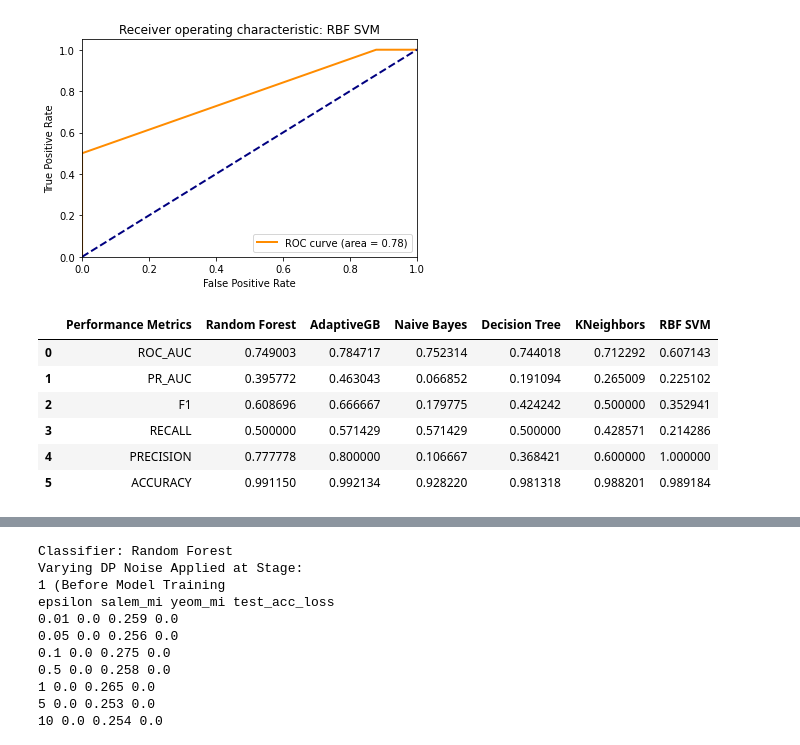
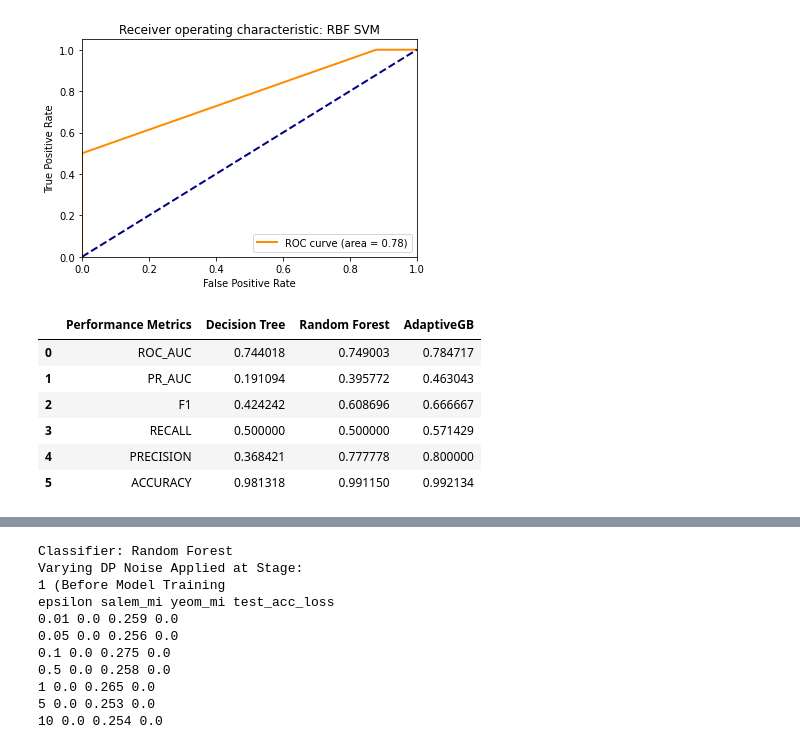
Before and after one commit to s260895/master_thesis_jads, a Jupyter notebook: au_notebook.ipynb, the cells around one changed output, grey strips where cells are left out. Saved outputs shown, nothing was run; the diff lists cells and outputs as text; code cells hidden in the pictures.

```diff
--- a/au_notebook.ipynb
+++ b/au_notebook.ipynb
@@ -58,7 +64,7 @@ warnings.filterwarnings("ignore")
 # Peek at Original Data
 # %%
 # Load Asset Location Data
-asset_location_data = pd.read_excel('david_au_customer_data.xlsx')
+asset_location_data = pd.read_excel('C:\\Users\\ZankarSS\\Downloads\\david_au_customer_data.xlsx')
 
 # Clean Fraud Identifier Column/ Remove nan values
 asset_location_data['Known Fraud'] = [0 if elem is np.nan else 1 for elem in asset_location_data['Known Fraud']]
@@ -373,0 +565,36 @@ plt.show()
+# %%
+epsilons = [10000,1000,100,0.1]
+
+fig = plt.figure(figsize=(15,15))
+ax = fig.gca(projection='3d')
+
+cmap = cm.ScalarMappable(col.Normalize(-2, len(epsilons)),cm.Blues)
+
+def add_dp_noise(x,eps):
+    S = x.max(axis=0) - x.min(axis=0)
+    B = S/(eps/x.shape[1])
+    noise = np.random.laplace(0, B, (x.shape))
+    assert x.shape == noise.shape
+    x_dash = x + noise
+    x_dash = x_dash.astype(np.float32)
+    assert x_dash.shape == x.shape
+    return x_dash
+
+for i,epsilon  in enumerate(epsilons):
+
+    ### ADD DP-NOISE TO COMPLETE DATASET ###
+    X_train_dash = add_dp_noise(X_train,epsilon)
+    # X_test_dash = add_dp_noise(X,epsilon)
+    classifier = AdaBoostClassifier()
+    classifier.fit(X_train_dash,y_train)
+    importances = classifier.feature_importances_
+
+    ax.bar(['C'+str(elem[0]) for elem in enumerate(list(X_train.columns))], importances, zs=i*2, zdir='y', alpha=0.9, color=cmap.to_rgba(i))
+
+ax.set_yticks([elem*2 for elem in range(len(epsilons))])
+ax.set_yticklabels(epsilons)
+ax.set_xlabel('Features')
+ax.set_ylabel('Epsilon-DP Noise')
+ax.set_zlabel('Importance Score')
+ax.set_title('Feature Importance With Increasing Noise Addition: '+str(classifier)[:-2])
+plt.show()
@@ -433,31 +844,31 @@ for elem in models.keys():
 # %%
 
 
 res_df = pd.DataFrame()
 res_df['Performance Metrics'] = ['ROC_AUC','PR_AUC','F1','RECALL','PRECISION','ACCURACY']
 
 # models = {'Random Forest': rf,'AdaptiveGB':ada,'Naive Bayes':nb,'Decision Tree':dt}
 for elem in models.keys():
     res_df[elem] = [roc_auc_score(y_test,models[elem].predict(X_test)),average_precision_score(y_test,models[elem].predict(X_test)),
                     f1_score(y_test,models[elem].predict(X_test)),recall_score(y_test,models[elem].predict(X_test)),
                     precision_score(y_test,models[elem].predict(X_test)),accuracy_score(y_test,models[elem].predict(X_test))]
 
-res_df
+res_df[['Performance Metrics','Decision Tree','Random Forest','AdaptiveGB']]
 
 # print('ROC AUC', roc_auc_score(y_train, y_pred_train), roc_auc_score(y_test, y_pred_test))
 # print('PR AUC', average_precision_score(y_train, y_pred_train), average_precision_score(y_test, y_pred_test))
 # print('F1', f1_score(y_train, y_pred_train), f1_score(y_test, y_pred_test))
 # print('Recall', recall_score(y_train, y_pred_train), recall_score(y_test, y_pred_test))
 # print('Precision', precision_score(y_train, y_pred_train), precision_score(y_test, y_pred_test))
 # print('Accuracy', accuracy_score(y_train, y_pred_train), accuracy_score(y_test, y_pred_test))
 # %% [output]
-|  | Performance Metrics | Random Forest | AdaptiveGB | Naive Bayes | Decision Tree | KNeighbors | RBF SVM |
-| 0 | ROC_AUC | 0.749003 | 0.784717 | 0.752314 | 0.744018 | 0.712292 | 0.607143 |
-| 1 | PR_AUC | 0.395772 | 0.463043 | 0.066852 | 0.191094 | 0.265009 | 0.225102 |
-| 2 | F1 | 0.608696 | 0.666667 | 0.179775 | 0.424242 | 0.500000 | 0.352941 |
-| 3 | RECALL | 0.500000 | 0.571429 | 0.571429 | 0.500000 | 0.428571 | 0.214286 |
-| 4 | PRECISION | 0.777778 | 0.800000 | 0.106667 | 0.368421 | 0.600000 | 1.000000 |
-| 5 | ACCURACY | 0.991150 | 0.992134 | 0.928220 | 0.981318 | 0.988201 | 0.989184 |
+|  | Performance Metrics | Decision Tree | Random Forest | AdaptiveGB |
+| 0 | ROC_AUC | 0.744018 | 0.749003 | 0.784717 |
+| 1 | PR_AUC | 0.191094 | 0.395772 | 0.463043 |
+| 2 | F1 | 0.424242 | 0.608696 | 0.666667 |
+| 3 | RECALL | 0.500000 | 0.500000 | 0.571429 |
+| 4 | PRECISION | 0.368421 | 0.777778 | 0.800000 |
+| 5 | ACCURACY | 0.981318 | 0.991150 | 0.992134 |
 # %%
 def add_dp_noise(x,eps):
     S = x.max(axis=0) - x.min(axis=0)
```
Also changed, not shown: parts of 16 cells of this notebook, 33 other files.
